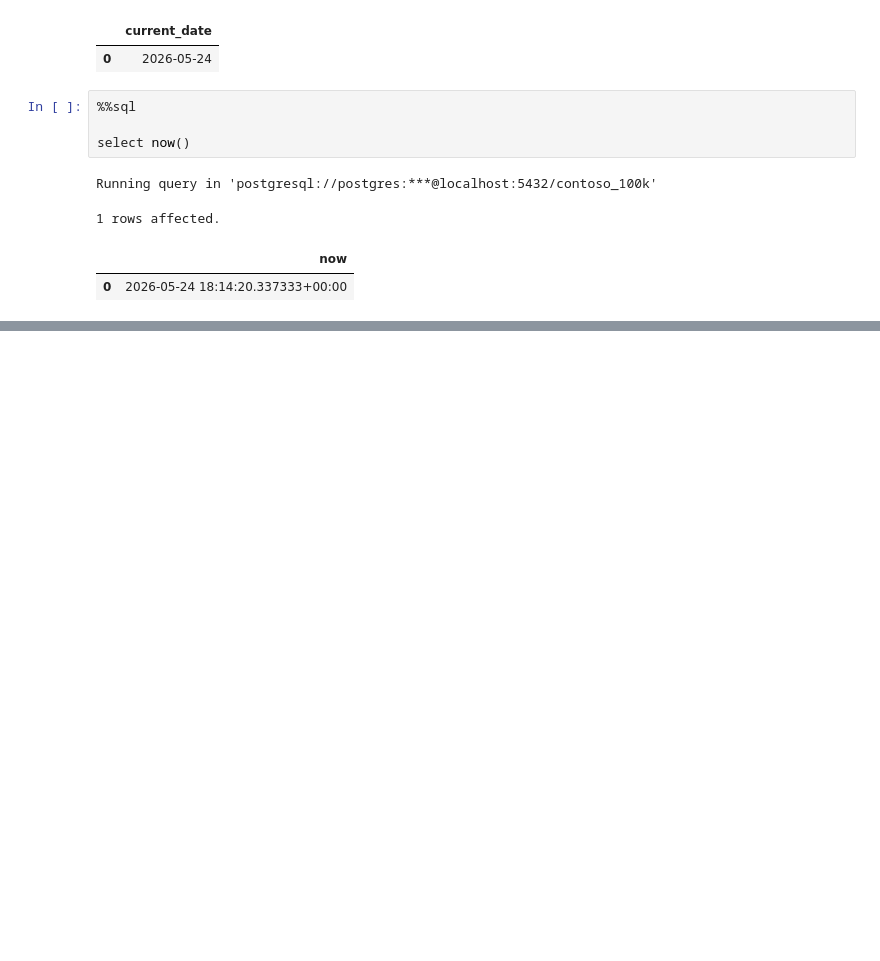
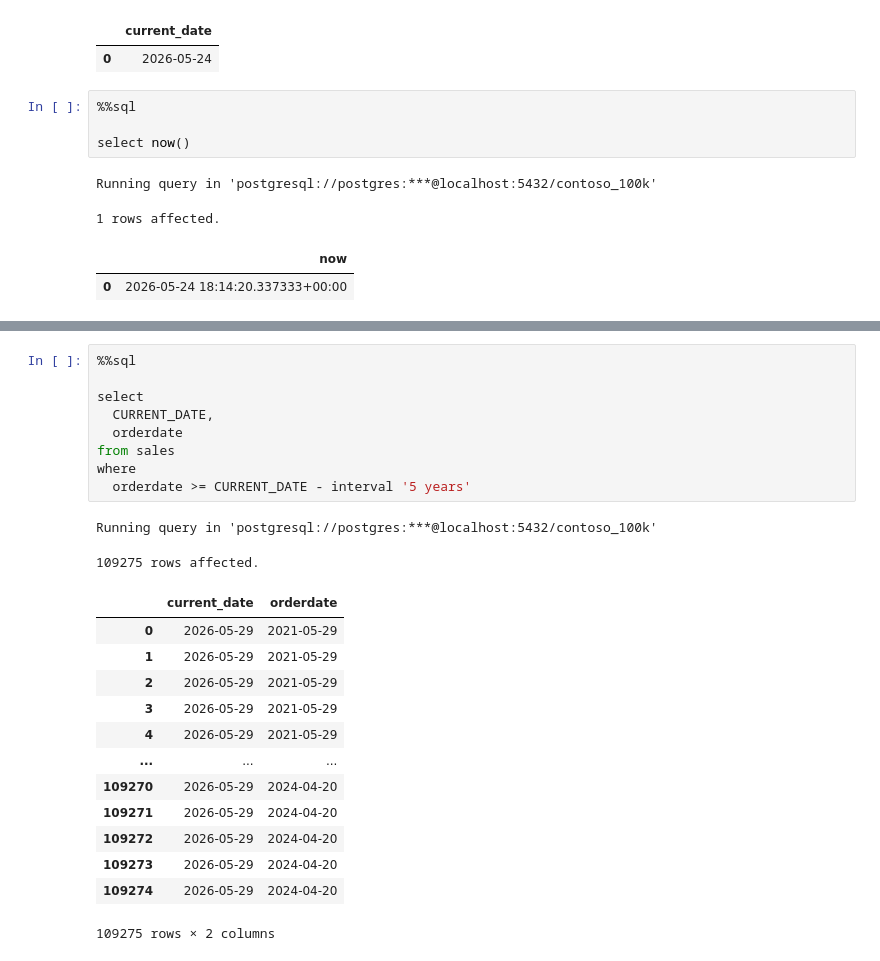
Before and after one commit to NajmulGit/VS_Code_SQL, a Jupyter notebook: Resources/Blank_SQL_Notebook.ipynb, the cells around one changed output, grey strips where cells are left out. Drawn from its saved outputs; the diff is of its cells as text; blank space fills up the shorter version.

```diff
--- a/Resources/Blank_SQL_Notebook.ipynb
+++ b/Resources/Blank_SQL_Notebook.ipynb
@@ -540,0 +538,25 @@ Running query in 'postgresql://postgres:***@localhost:5432/contoso_100k'
+# %%
+%%sql
+
+select
+  CURRENT_DATE,
+  orderdate
+from sales
+where
+  orderdate >= CURRENT_DATE - interval '5 years'
+# %% [output]
+Running query in 'postgresql://postgres:***@localhost:5432/contoso_100k'
+109275 rows affected.
+|  | current_date | orderdate |
+| 0 | 2026-05-29 | 2021-05-29 |
+| 1 | 2026-05-29 | 2021-05-29 |
+| 2 | 2026-05-29 | 2021-05-29 |
+| 3 | 2026-05-29 | 2021-05-29 |
+| 4 | 2026-05-29 | 2021-05-29 |
+| ... | ... | ... |
+| 109270 | 2026-05-29 | 2024-04-20 |
+| 109271 | 2026-05-29 | 2024-04-20 |
+| 109272 | 2026-05-29 | 2024-04-20 |
+| 109273 | 2026-05-29 | 2024-04-20 |
+| 109274 | 2026-05-29 | 2024-04-20 |
+109275 rows × 2 columns
```
Also changed, not shown: parts of 5 cells of this notebook.
